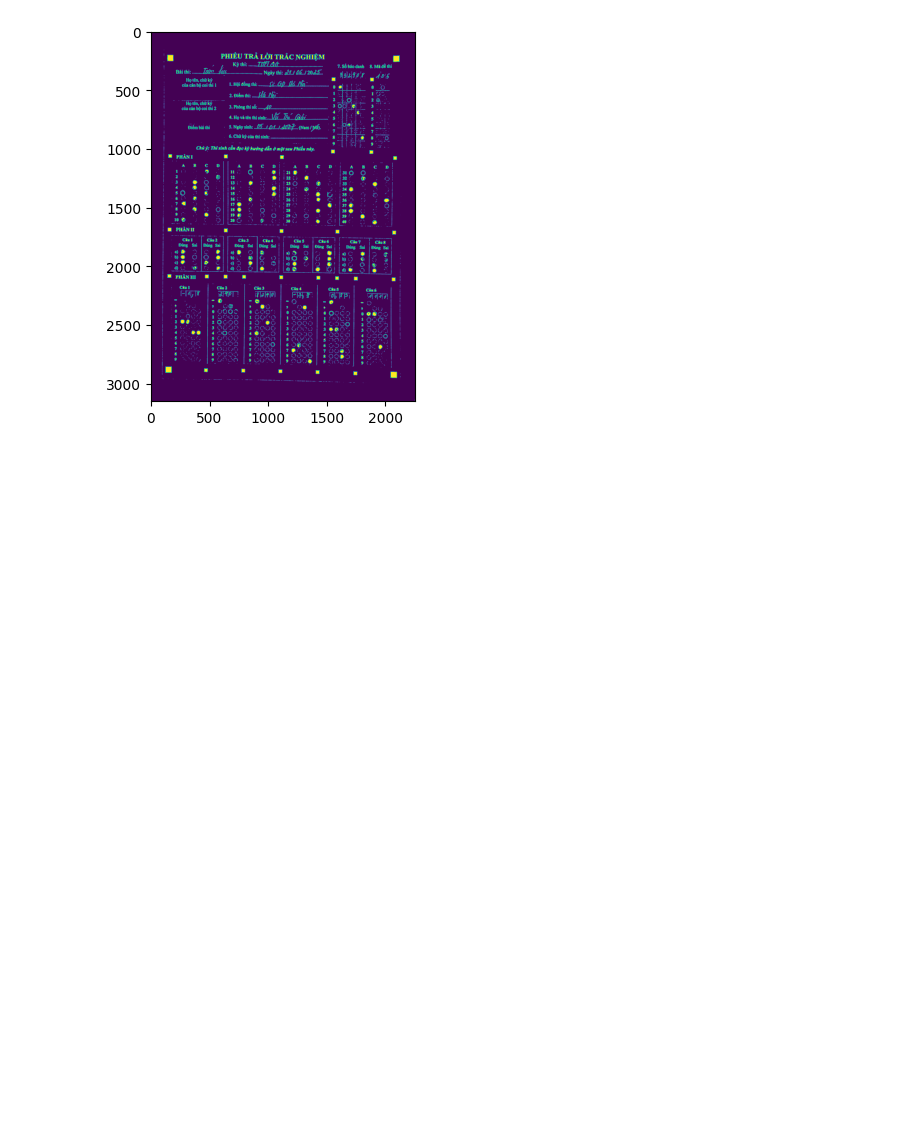
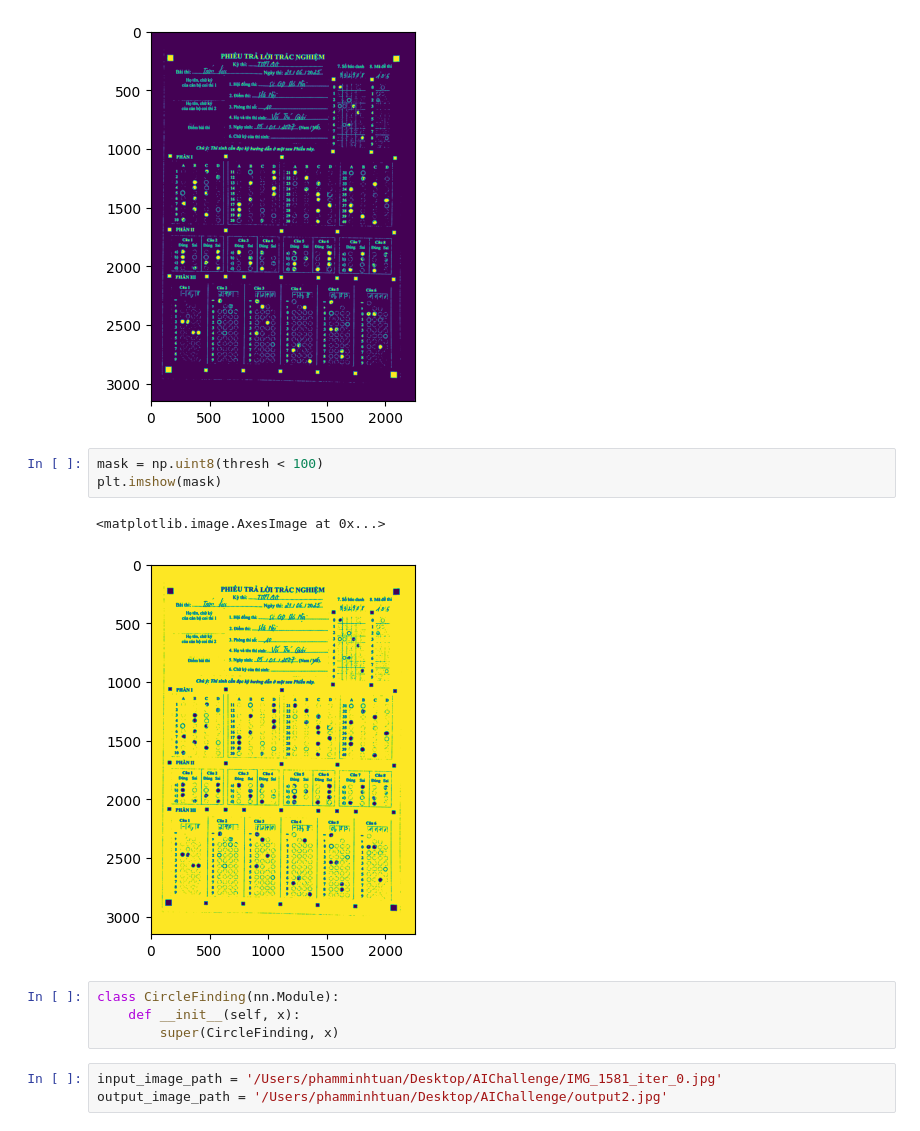
Before and after one commit to PhamMinhTuanGit/ScoringMultipleChoicesTestApp, a Jupyter notebook: test.ipynb, the cells around one changed output. Saved outputs shown, nothing was run; the diff lists cells and outputs as text; blank space fills up the shorter version.

```diff
--- a/test.ipynb
+++ b/test.ipynb
@@ -20,3 +21,16 @@ cv2.imwrite('/Users/phamminhtuan/Desktop/AIChallenge/thresh.jpg', thresh)
 # %% [output]
 True
 [figure]
+# %%
+mask = np.uint8(thresh < 100)
+plt.imshow(mask)
+# %% [output]
+<matplotlib.image.AxesImage at 0x...>
+[figure, added]
+# %%
+class CircleFinding(nn.Module):
+    def __init__(self, x):
+        super(CircleFinding, x)
+# %%
+input_image_path = '/Users/phamminhtuan/Desktop/AIChallenge/IMG_1581_iter_0.jpg'
+output_image_path = '/Users/phamminhtuan/Desktop/AIChallenge/output2.jpg'
```
Also changed, not shown: parts of 3 cells of this notebook, 5 other files.
